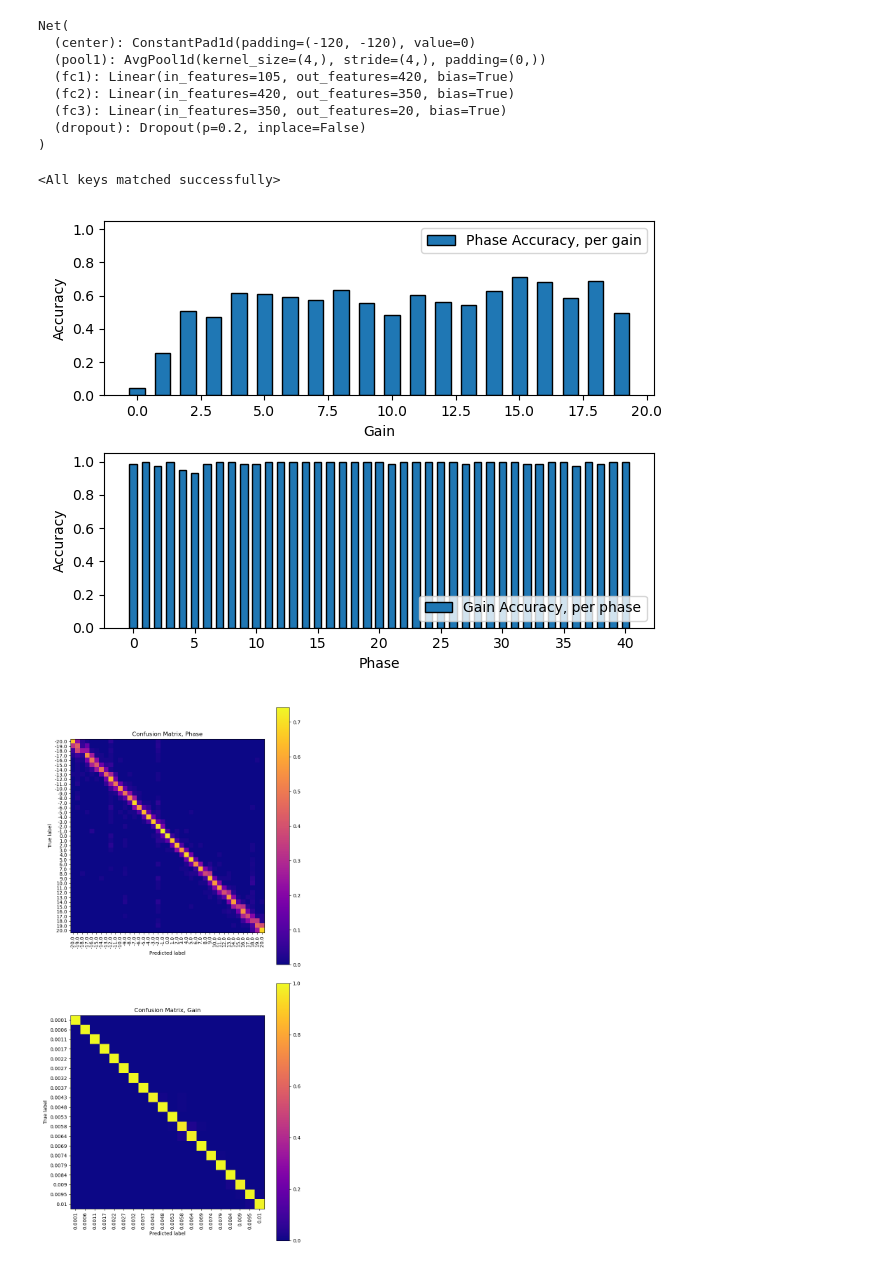
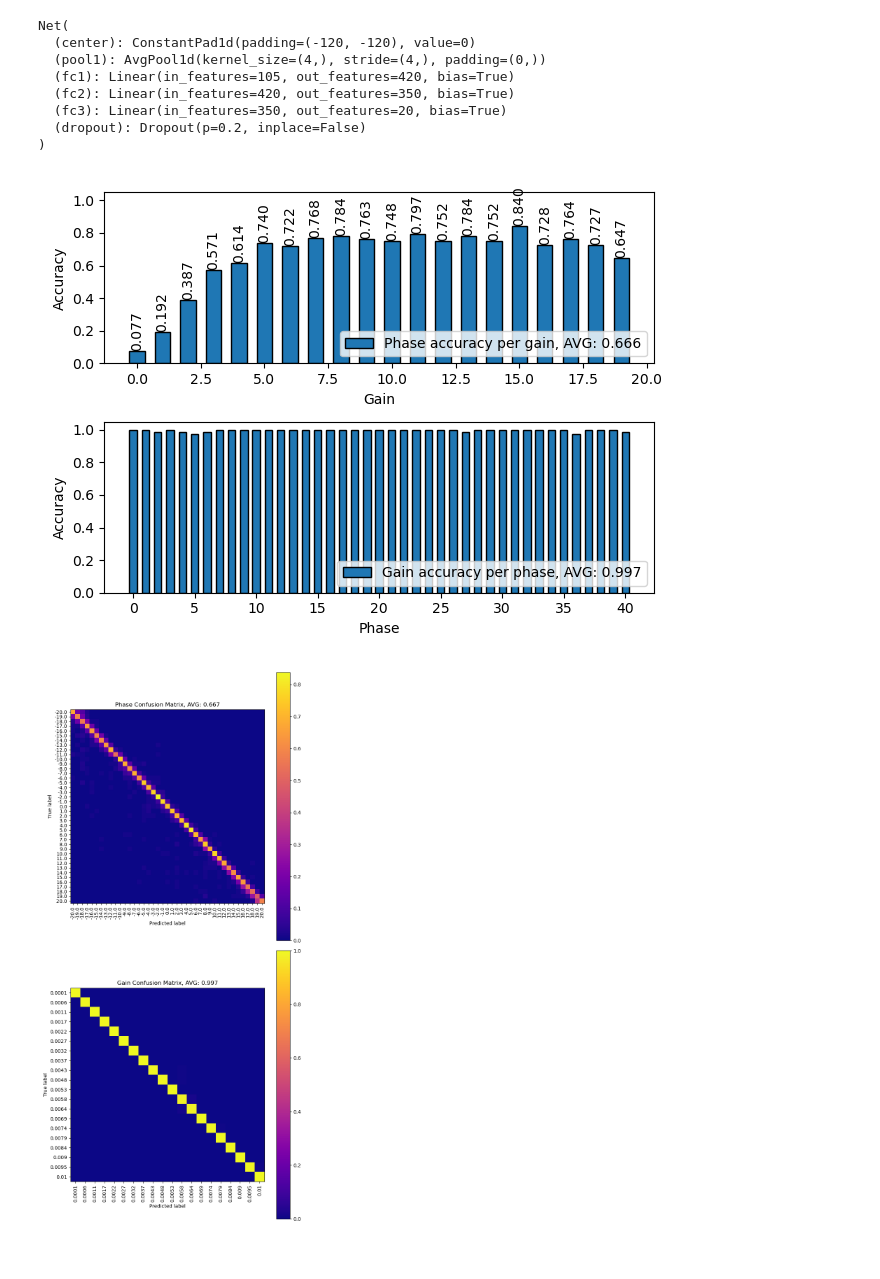
Before and after one commit to kiliakis/ML-LHC-closed-loop, a Jupyter notebook: classifier-evaluation.ipynb, the cells around one changed output. Cells and saved outputs as stored; diff of their text form; code cells hidden in the pictures.

```diff
--- a/classifier-evaluation.ipynb
+++ b/classifier-evaluation.ipynb
@@ -133,11 +134,13 @@ tensor([[-1.2695, -2.2140, -2.7280,  ..., -0.9453, -1.3646, -2.3427],
         [-0.0635,  0.6010,  0.6840,  ...,  0.0100,  0.1177,  0.4430]])
 # %%
 # Split in train and test
-X_train, X_test, y_train, y_test, y_train_original, y_test_original = train_test_split(data, target, target_original, test_size=0.2, random_state=2)
+X_train, X_test, y_train, y_test, y_train_original, y_test_original = train_test_split(
+    data, target, target_original,
+    test_size=0.2, random_state=2)
 
 # further divide X_test in test + validate
-X_test, X_validate, y_test, y_validate, y_test_original, y_validate_original =\
-    train_test_split(X_test, y_test, y_test_original, test_size=0.2, random_state=1)
+X_test, X_validate, y_test, y_validate, y_test_original, y_validate_original = train_test_split(
+    X_test, y_test, y_test_original, test_size=0.2, random_state=1)
 print(X_train.shape)
 print(X_test.shape)
 print(X_validate.shape)
@@ -235,12 +161,14 @@ n_inputs = data.shape[1]
 # we will build one model per output target
 n_outputs = len(np.unique(target[:, 0]))
 model1 = Net(n_inputs, n_outputs, name='classifier1', activation_func=F.gelu,
-                hidden_1=420, hidden_2=140, hidden_3=0,
-                kernel_size=4, stride=4, trim_edges=110, save_best=True)
+             hidden_1=420, hidden_2=140, hidden_3=0,
+             kernel_size=4, stride=4, trim_edges=110,
+             with_batch_norm=True, save_best=True)
 print(model1)
 
 # specify loss function (regression)
-criterion = nn.NLLLoss(); criterion_name = 'NLL'
+criterion = nn.NLLLoss();
+criterion_name = 'NLL'
 # criterion = nn.L1Loss(); criterion_name = 'MAE'
 
 # specify optimizer
@@ -285,10 +216,8 @@ Net(
 # load model with the highest accuracy
 # model1.load_state_dict(torch.load('models/model1.pt'))
 # model2.load_state_dict(torch.load('models/model2.pt'))
-model1.load_state_dict(torch.load('models/model1-classifier-acc53.pt'))
-model2.load_state_dict(torch.load('models/model2-classifier-acc99.pt'))
+model1.load('models/model1-classifier-acc66.pt')
+model2.load('models/model2-classifier-acc99.pt')
-# %% [output]
-<All keys matched successfully>
 # %%
 def curve_fit_deluxe(func, freq, sample, trim_edges=0, kernel_size=1, stride=1, **kwargs):
     # center crop sample
@@ -339,18 +271,22 @@ z_gain[0] /= z_gain[1]
 # print('z_gain:', z_gain[0])
 # %%
 import matplotlib.pyplot as plt
+
 fig, (ax1, ax2) = plt.subplots(nrows=2)
 plt.sca(ax1)
-plt.bar(np.arange(len(z_phase[0])), z_phase[0], width=0.6, edgecolor='black', color='tab:blue',
-         label='Phase Accuracy, per gain')
+bars = plt.bar(np.arange(len(z_phase[0])), z_phase[0], width=0.6, edgecolor='black', color='tab:blue',
+               label=f'Phase accuracy per gain, AVG: {phase_acc:.3f}')
+ax1.bar_label(bars, fmt='%.3f', rotation='vertical')
+# for i, v in enumerate(z_phase[0]):
+#     ax1.text()
 plt.ylim(0, 1.05)
 plt.xlabel('Gain')
 plt.ylabel('Accuracy')
-plt.legend()
+plt.legend(loc='lower right')
 
 plt.sca(ax2)
 plt.bar(np.arange(len(z_gain[0])), z_gain[0], width=0.6, edgecolor='black', color='tab:blue',
-         label='Gain Accuracy, per phase')
+        label=f'Gain accuracy per phase, AVG: {gain_acc:.3f}')
 plt.ylim(0, 1.05)
 plt.xlabel('Phase')
 plt.ylabel('Accuracy')
@@ -358,30 +294,32 @@ plt.legend(loc='lower right')
 plt.tight_layout()
 # plt.title('Gain prediction accuracy, per phase')
 # %% [output]
-[figure, old version]
+[figure, new version]
 # %%
 # show confusion matrix
 import matplotlib.pyplot as plt
-from sklearn.metrics import ConfusionMatrixDisplay, confusion_matrix
+from sklearn.metrics import ConfusionMatrixDisplay
+
 fig, (ax1, ax2) = plt.subplots(figsize=(8, 16), nrows=2)
-ax1.set_title('Confusion Matrix, Phase')
-ConfusionMatrixDisplay.from_predictions(y_validate[:, 0], y_pred_phase,
-                                        xticks_rotation='vertical', ax=ax1,
-                                        normalize='true', include_values=False,
-                                        cmap='plasma', display_labels=phi_encoder.classes_)
+cm_phase = ConfusionMatrixDisplay.from_predictions(y_validate[:, 0], y_pred_phase,
+                                                   xticks_rotation='vertical', ax=ax1,
+                                                   normalize='true', include_values=False,
+                                                   cmap='plasma', display_labels=phi_encoder.classes_)
+ax1.set_title(f'Phase Confusion Matrix, AVG: {np.mean(cm_phase.confusion_matrix.diagonal()):.3f}')
+
 plt.sca(ax1)
 plt.tight_layout()
 
-ax2.set_title('Confusion Matrix, Gain')
-ConfusionMatrixDisplay.from_predictions(y_validate[:, 1], y_pred_gain,
-                                        xticks_rotation='vertical', ax=ax2,
-                                        include_values=False, normalize='true',
-                                        cmap='plasma',
-                                        display_labels=np.round(gain_encoder.classes_, 4))
+cm_gain = ConfusionMatrixDisplay.from_predictions(y_validate[:, 1], y_pred_gain,
+                                                  xticks_rotation='vertical', ax=ax2,
+                                                  include_values=False, normalize='true',
+                                                  cmap='plasma',
+                                                  display_labels=np.round(gain_encoder.classes_, 4))
+ax2.set_title(f'Gain Confusion Matrix, AVG: {np.mean(cm_gain.confusion_matrix.diagonal()):.3f}')
 plt.sca(ax2)
 plt.tight_layout()
 # %% [output]
-[figure, old version]
+[figure, new version]
 # %%
 # Convert from category to value
 y_pred_phase_descaled = phi_encoder.inverse_transform(y_pred_phase)
```
Also changed, not shown: parts of 9 cells of this notebook, 2 other files.
